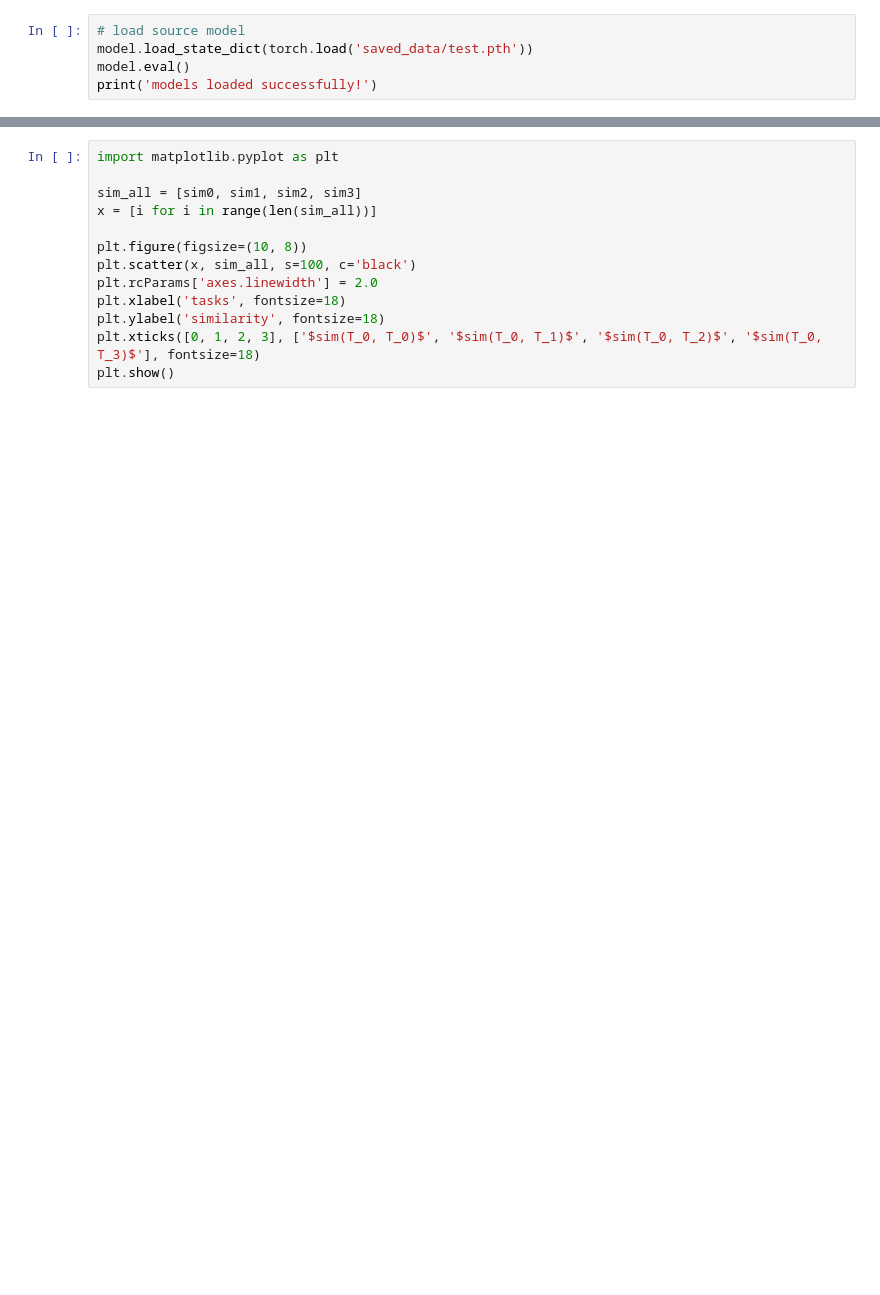
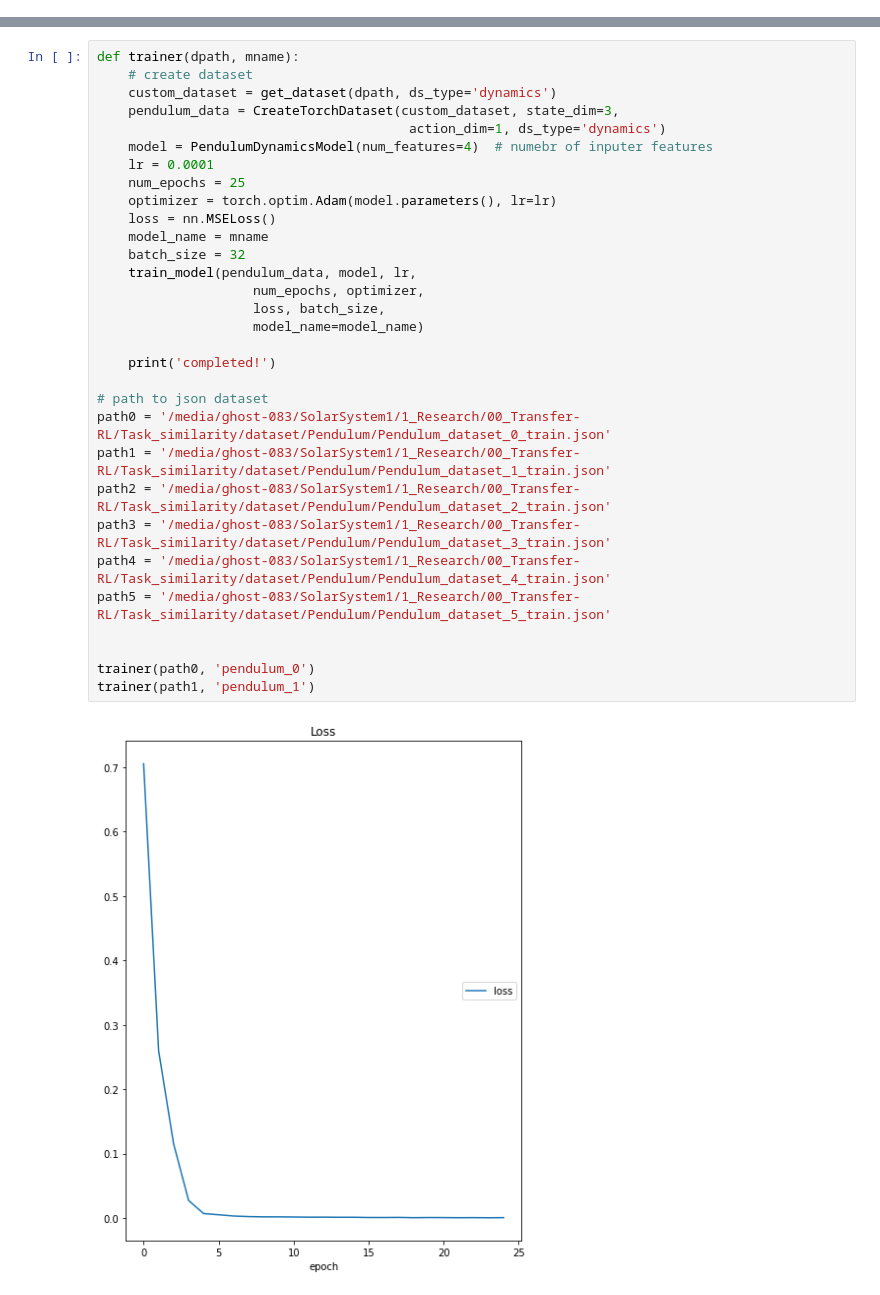
Before and after one commit to ferdous-alam/Transfer-RL, a Jupyter notebook: Task_similarity/model_test.ipynb, the cells around one changed output, grey strips where cells are left out. Saved outputs shown, nothing was run; the diff lists cells and outputs as text; blank space fills up the shorter version.

```diff
--- a/Task_similarity/model_test.ipynb
+++ b/Task_similarity/model_test.ipynb
@@ -45,5 +16,0 @@ Loss
-# %%
-# load source model
-model.load_state_dict(torch.load('saved_data/test.pth'))
-model.eval()
-print('models loaded successfully!')
@@ -52,13 +17,33 @@ models loaded successfully!
-# %%
-import matplotlib.pyplot as plt
-
-sim_all = [sim0, sim1, sim2, sim3]
-x = [i for i in range(len(sim_all))]
-
-plt.figure(figsize=(10, 8))
-plt.scatter(x, sim_all, s=100, c='black')
-plt.rcParams['axes.linewidth'] = 2.0
-plt.xlabel('tasks', fontsize=18)
-plt.ylabel('similarity', fontsize=18)
-plt.xticks([0, 1, 2, 3], ['$sim(T_0, T_0)$', '$sim(T_0, T_1)$', '$sim(T_0, T_2)$', '$sim(T_0, T_3)$'], fontsize=18)
-plt.show()
+# %%
+def trainer(dpath, mname):
+    # create dataset
+    custom_dataset = get_dataset(dpath, ds_type='dynamics')
+    pendulum_data = CreateTorchDataset(custom_dataset, state_dim=3,
+                                        action_dim=1, ds_type='dynamics')
+    model = PendulumDynamicsModel(num_features=4)  # numebr of inputer features
+    lr = 0.0001
+    num_epochs = 25
+    optimizer = torch.optim.Adam(model.parameters(), lr=lr)
+    loss = nn.MSELoss()
+    model_name = mname
+    batch_size = 32
+    train_model(pendulum_data, model, lr,
+                    num_epochs, optimizer,
+                    loss, batch_size,
+                    model_name=model_name)
+
+    print('completed!')
+
+# path to json dataset
+path0 = '/media/ghost-083/SolarSystem1/1_Research/00_Transfer-RL/Task_similarity/dataset/Pendulum/Pendulum_dataset_0_train.json'
+path1 = '/media/ghost-083/SolarSystem1/1_Research/00_Transfer-RL/Task_similarity/dataset/Pendulum/Pendulum_dataset_1_train.json'
+path2 = '/media/ghost-083/SolarSystem1/1_Research/00_Transfer-RL/Task_similarity/dataset/Pendulum/Pendulum_dataset_2_train.json'
+path3 = '/media/ghost-083/SolarSystem1/1_Research/00_Transfer-RL/Task_similarity/dataset/Pendulum/Pendulum_dataset_3_train.json'
+path4 = '/media/ghost-083/SolarSystem1/1_Research/00_Transfer-RL/Task_similarity/dataset/Pendulum/Pendulum_dataset_4_train.json'
+path5 = '/media/ghost-083/SolarSystem1/1_Research/00_Transfer-RL/Task_similarity/dataset/Pendulum/Pendulum_dataset_5_train.json'
+
+
+trainer(path0, 'pendulum_0')
+trainer(path1, 'pendulum_1')
+# %% [output]
+[figure, added]
```
Also changed, not shown: parts of 10 cells of this notebook, 32 other files.
